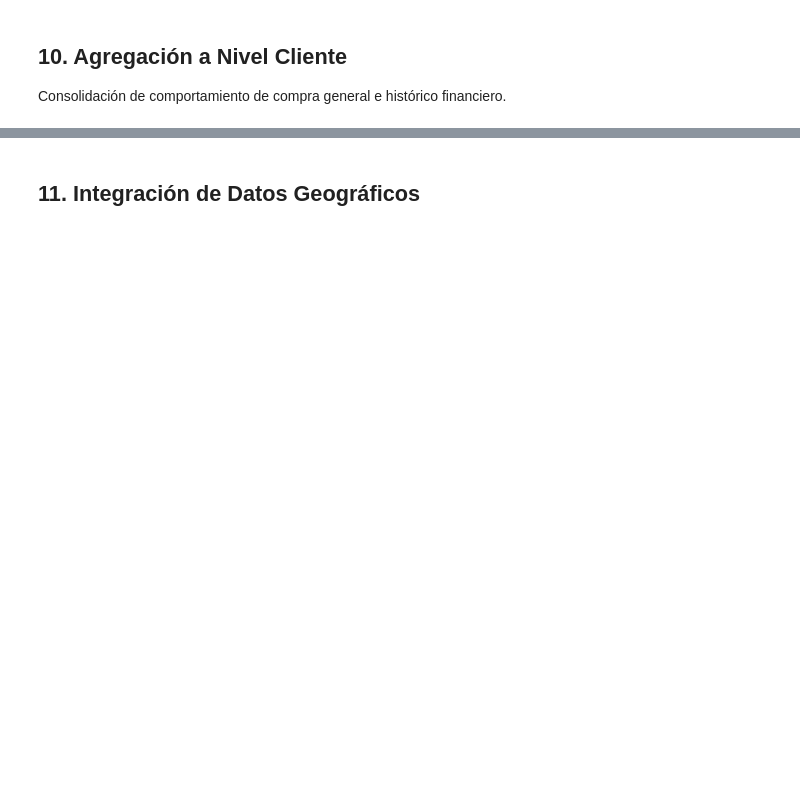
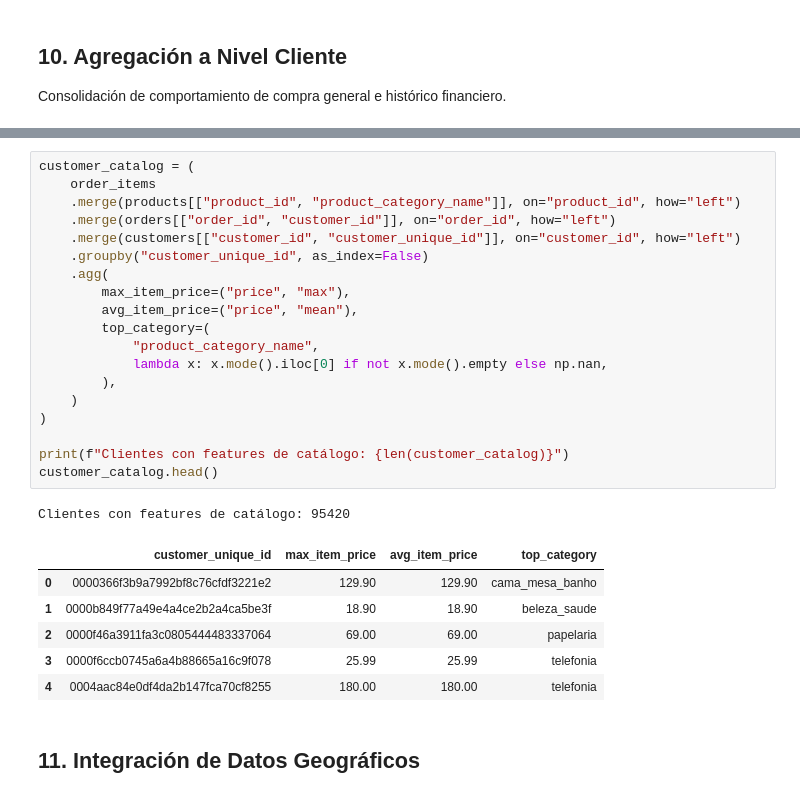
Before and after one commit to gastonnina/miadas_mod_13_scrum, a Jupyter notebook: notebooks/sprint_01_eda/01_build_master_table.ipynb, the cells around one changed output, grey strips where cells are left out. Drawn from its saved outputs; the diff is of its cells as text; blank space fills up the shorter version.

Commit message:
Improve Sprint 1 model: add catalog features and fix data leakage

```diff
--- a/notebooks/sprint_01_eda/01_build_master_table.ipynb
+++ b/notebooks/sprint_01_eda/01_build_master_table.ipynb
@@ -312,3 +320,30 @@ customer_features.head()
+# %%
+customer_catalog = (
+    order_items
+    .merge(products[["product_id", "product_category_name"]], on="product_id", how="left")
+    .merge(orders[["order_id", "customer_id"]], on="order_id", how="left")
+    .merge(customers[["customer_id", "customer_unique_id"]], on="customer_id", how="left")
+    .groupby("customer_unique_id", as_index=False)
+    .agg(
+        max_item_price=("price", "max"),
+        avg_item_price=("price", "mean"),
+        top_category=(
+            "product_category_name",
+            lambda x: x.mode().iloc[0] if not x.mode().empty else np.nan,
+        ),
+    )
+)
+
+print(f"Clientes con features de catálogo: {len(customer_catalog)}")
+customer_catalog.head()
+# %% [output]
+Clientes con features de catálogo: 95420
+|  | customer_unique_id | max_item_price | avg_item_price | top_category |
+| 0 | 0000366f3b9a7992bf8c76cfdf3221e2 | 129.90 | 129.90 | cama_mesa_banho |
+| 1 | 0000b849f77a49e4a4ce2b2a4ca5be3f | 18.90 | 18.90 | beleza_saude |
+| 2 | 0000f46a3911fa3c0805444483337064 | 69.00 | 69.00 | papelaria |
+| 3 | 0000f6ccb0745a6a4b88665a16c9f078 | 25.99 | 25.99 | telefonia |
+| 4 | 0004aac84e0df4da2b147fca70cf8255 | 180.00 | 180.00 | telefonia |
 # %% [markdown]
 ## 11. Integración de Datos Geográficos
 # %%
```
Also changed, not shown: parts of 7 cells of this notebook, 1 other file.
